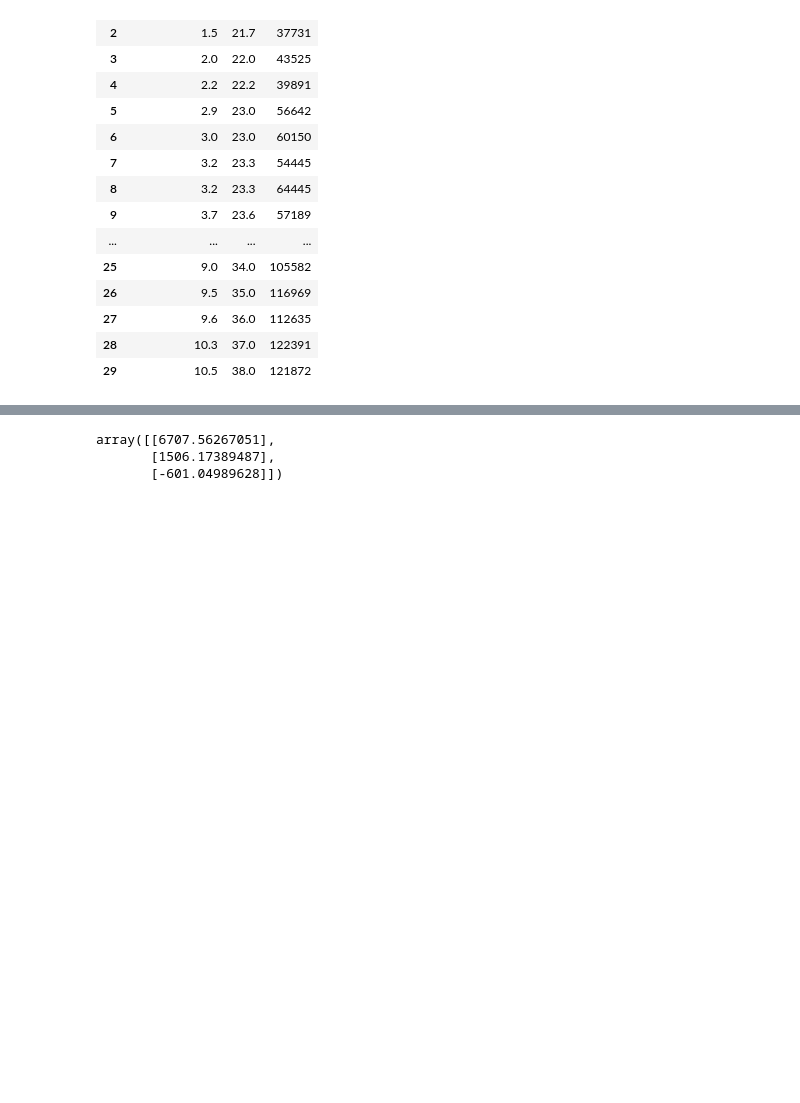
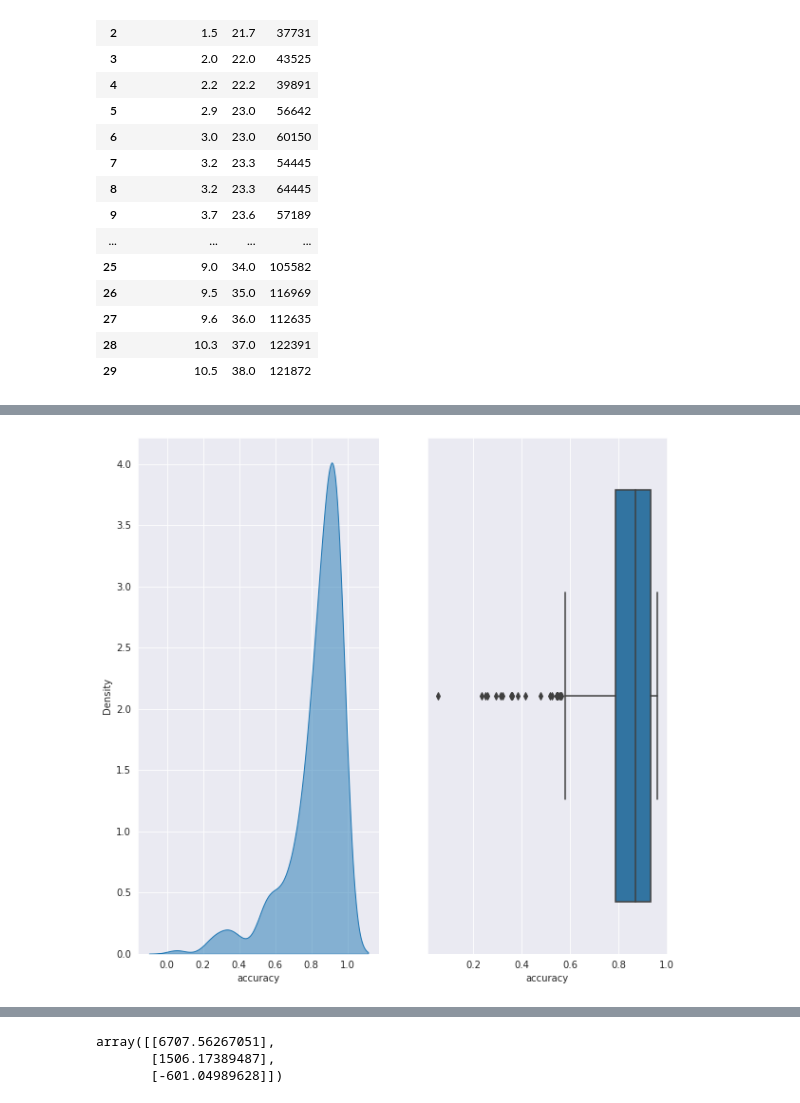
Before and after one commit to pickleprat/Kaggle, a Jupyter notebook: gradientdescent.ipynb, the cells around one changed output, grey strips where cells are left out. Saved outputs shown, nothing was run; the diff lists cells and outputs as text; code cells hidden in the pictures; blank space fills up the shorter version.

```diff
--- a/gradientdescent.ipynb
+++ b/gradientdescent.ipynb
@@ -180 +254,10 @@ for i in range(20, 100):
+# %%
+fig = plt.figure(figsize=(10, 10))
+ax = fig.add_subplot(1, 2, 1)
+sns.kdeplot(x = 'accuracy', data = epochs_df.loc[epochs_df.accuracy > 0, :], ax= ax, fill=True, alpha = 0.5)
+ax = fig.add_subplot(1, 2, 2)
+sns.boxplot(x = 'accuracy', data = epochs_df.loc[epochs_df.accuracy > 0, :], ax = ax)
+plt.show()
+# %% [output]
+[figure, added]
 # %%
```
Also changed, not shown: parts of 15 cells of this notebook.
